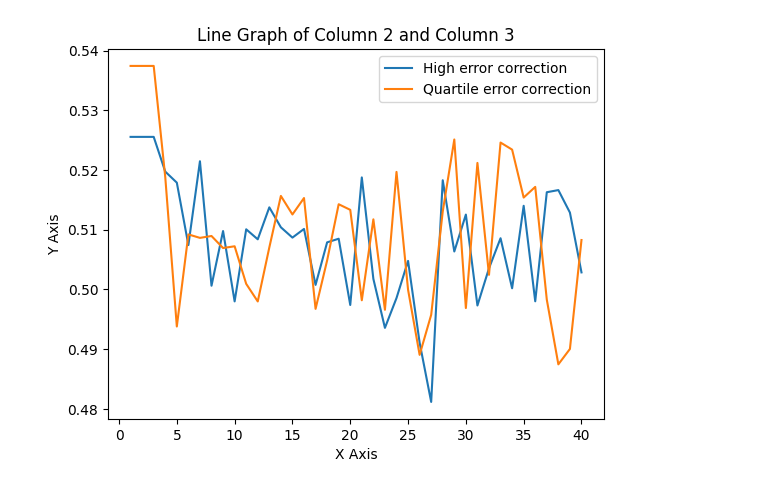
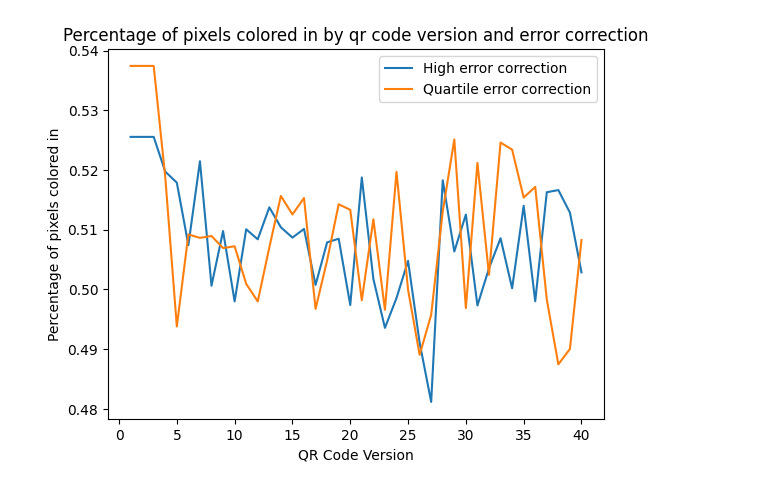
Before and after one commit to ethermed-anthony-lam/qr_code, a Jupyter notebook: qr_code_frequency_check.ipynb, the cells around one changed output. Drawn from its saved outputs; the diff is of its cells as text; code cells hidden in the pictures.

```diff
--- a/qr_code_frequency_check.ipynb
+++ b/qr_code_frequency_check.ipynb
@@ -59,24 +59,24 @@ for version in tqdm(range(1,41)):
 # %%
 # Extracting columns
 x_values = [item[0] for item in test_results]
 y1_values = [item[1] for item in test_results]
 y2_values = [item[2] for item in test_results]
 
 # Plotting
 plt.plot(x_values, y1_values, label='High error correction')
 plt.plot(x_values, y2_values, label='Quartile error correction')
 
 # Adding labels and title
-plt.xlabel('X Axis')
-plt.ylabel('Y Axis')
-plt.title('Line Graph of Column 2 and Column 3')
+plt.xlabel('QR Code Version')
+plt.ylabel('Percentage of pixels colored in')
+plt.title('Percentage of pixels colored in by qr code version and error correction')
 
 # Adding a legend
 plt.legend()
 
 # Display the plot
 plt.show()
 # %% [output]
-[figure, old version]
+[figure, new version]
 # %%
 test_results
```
Also changed, not shown: 1 other file.
